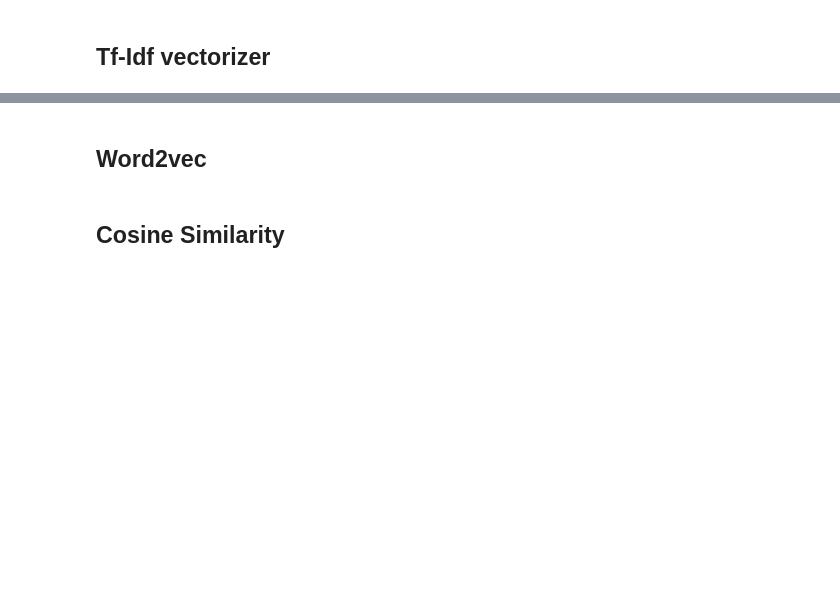
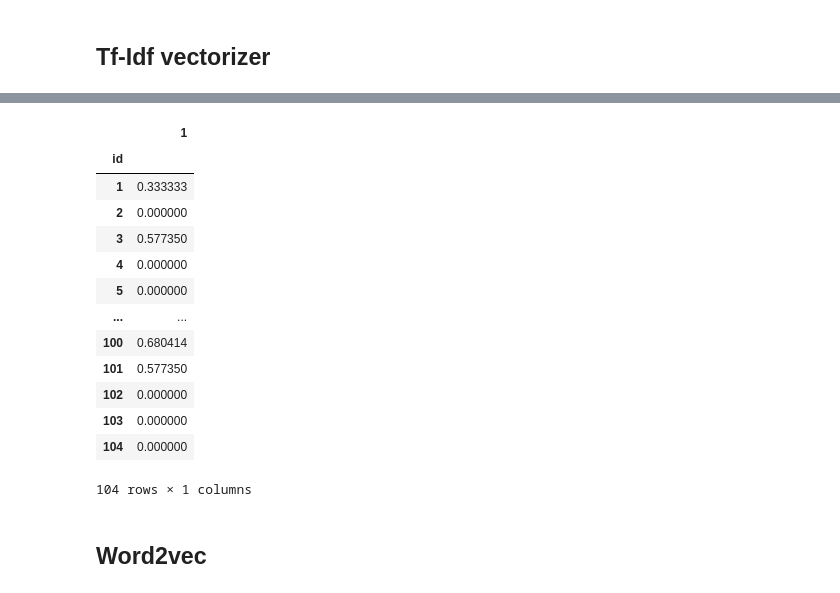
Before and after one commit to trtrgfh/Potential_Talents, a Jupyter notebook: Potential_Talents.ipynb, the cells around one changed output, grey strips where cells are left out. Saved outputs shown, nothing was run; the diff lists cells and outputs as text; code cells hidden in the pictures; blank space fills up the shorter version.

```diff
--- a/Potential_Talents.ipynb
+++ b/Potential_Talents.ipynb
@@ -118,4 +128,19 @@ tfidf_res.head(10)
+# %%
+tfidf_res2
+# %% [output]
+|  | 1 |
+| id |  |
+| 1 | 0.333333 |
+| 2 | 0.000000 |
+| 3 | 0.577350 |
+| 4 | 0.000000 |
+| 5 | 0.000000 |
+| ... | ... |
+| 100 | 0.680414 |
+| 101 | 0.577350 |
+| 102 | 0.000000 |
+| 103 | 0.000000 |
+| 104 | 0.000000 |
+104 rows × 1 columns
 # %% [markdown]
 ## Word2vec
-# %% [markdown]
-## Cosine Similarity
```
Also changed, not shown: parts of 50 cells of this notebook.
